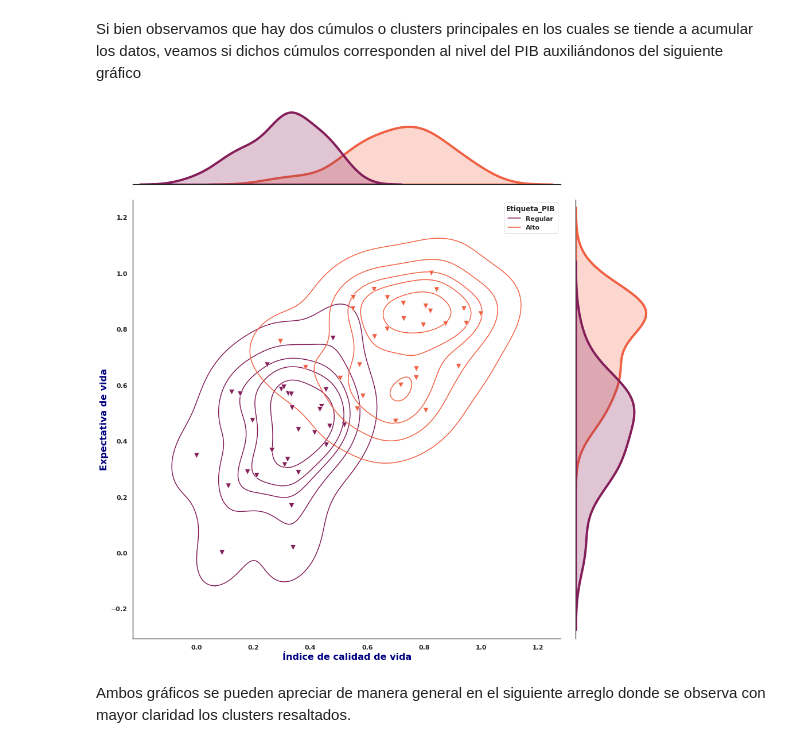
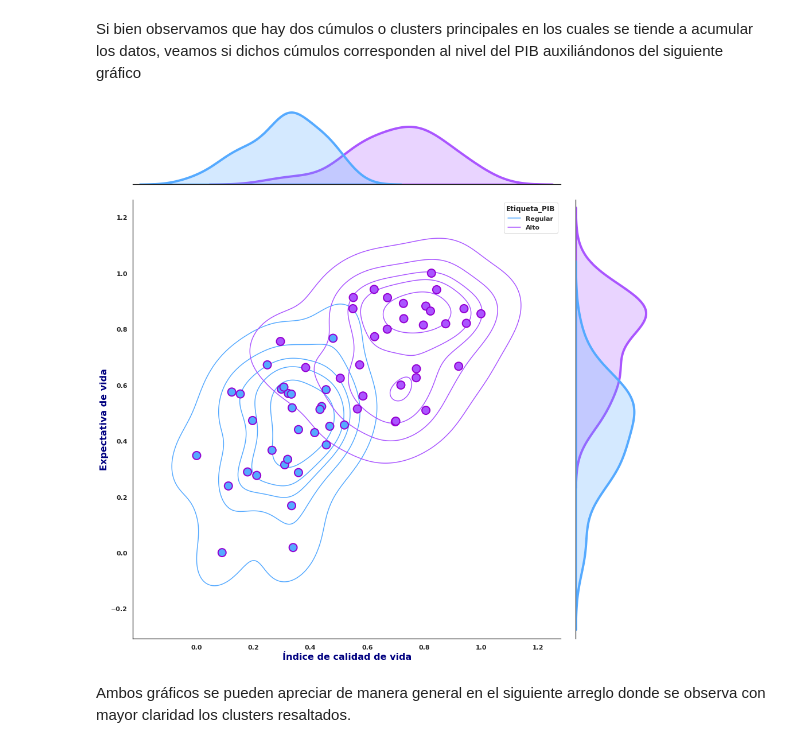
Before and after one commit to PhysTony/ICD_CIDE, a Jupyter notebook: Proyecto/Antonio_Huerta_Montellano_Proyecto.ipynb, the cells around one changed output. Saved outputs shown, nothing was run; the diff lists cells and outputs as text; code cells hidden in the pictures.

```diff
--- a/Proyecto/Antonio_Huerta_Montellano_Proyecto.ipynb
+++ b/Proyecto/Antonio_Huerta_Montellano_Proyecto.ipynb
@@ -1532,34 +1532,36 @@ Si bien observamos que hay dos cúmulos o clusters principales en los cuales se
 # %%
 sns.set_theme(style = "white")
 g2 = sns.jointplot(data = df_cluster_etl,
                    x = 'Calidad_de_vida', y = "Expectativa_vida",
-                   hue = 'Etiqueta_PIB', palette = 'rocket',
+                   hue = 'Etiqueta_PIB', palette = 'cool',
                    marginal_kws = {'lw':4, 'shade':True},
-                   joint_kws = {'s':95, 'marker':'v', 'edgecolors':'red',
-                                'linewidths':3})
+                   joint_kws = {'s':195, 'marker':'o', 'edgecolor':'darkviolet',
+                                'linewidth':2})
 g2.set_axis_labels('Índice de calidad de vida', 'Expectativa de vida',
                    fontsize = 16, color = 'navy',
                    fontweight = 'bold')
 g2.plot_joint(sns.kdeplot, zorder = 0, levels = 6)
 
+# Accederemos a algunas etiquetas en los ejes para invisibilizar
+# solo algunas de ellas por motivos estéticos
 for xlabel_i in g2.ax_marg_x.get_xticklabels():
         xlabel_i.set_visible(False)
 for ylabel_i in g2.ax_marg_y.get_yticklabels():
     ylabel_i.set_visible(False)
 x_labels = g2.ax_joint.get_xticklabels()
 x_labels[0].set_visible(False)
 x_labels[-1].set_visible(False)
 x_labels[1].set_visible(False)
 
 y_labels = g2.ax_joint.get_yticklabels()
 y_labels[0].set_visible(False)
 y_labels[-1].set_visible(False)
 
 #g2.tick_params(labelsize = 12)
 g2.fig.set_size_inches(15,15)
 plt.show()
 # %% [output]
-[figure, old version]
+[figure, new version]
 # %% [markdown]
 Ambos gráficos se pueden apreciar de manera general en el siguiente arreglo donde se observa con mayor claridad los clusters resaltados.
 # %%
```
Also changed, not shown: parts of 8 cells of this notebook.
